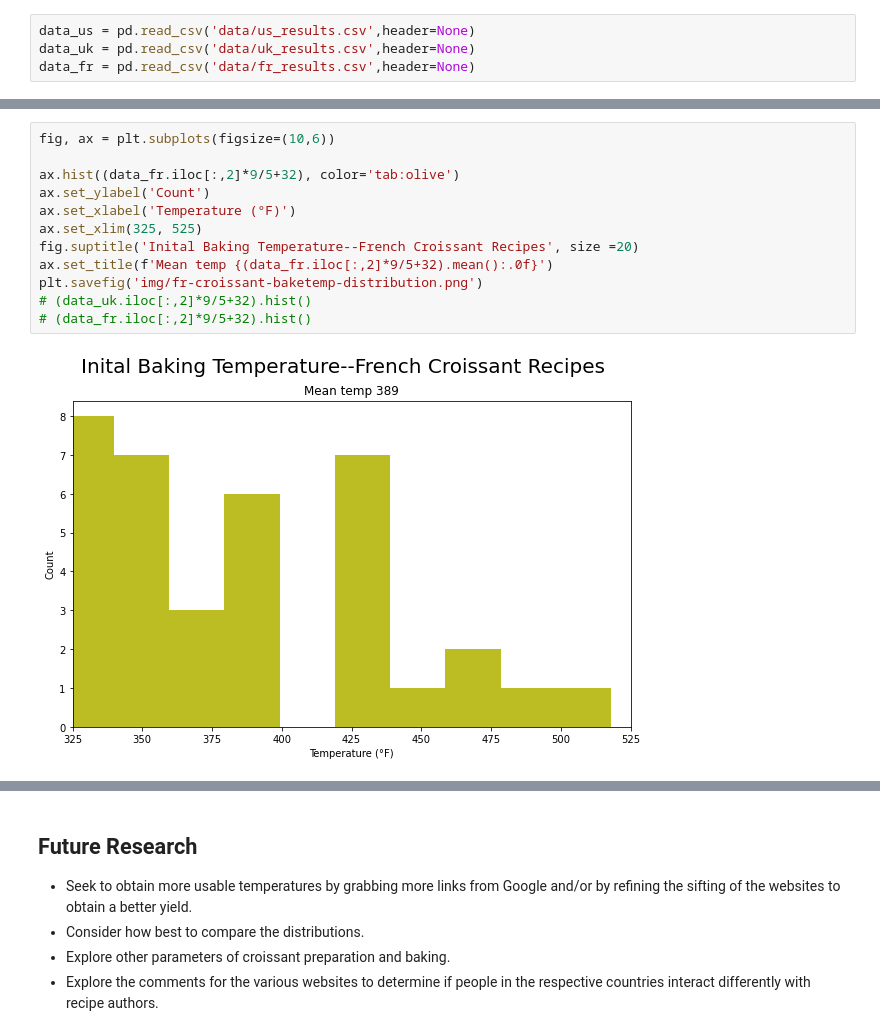
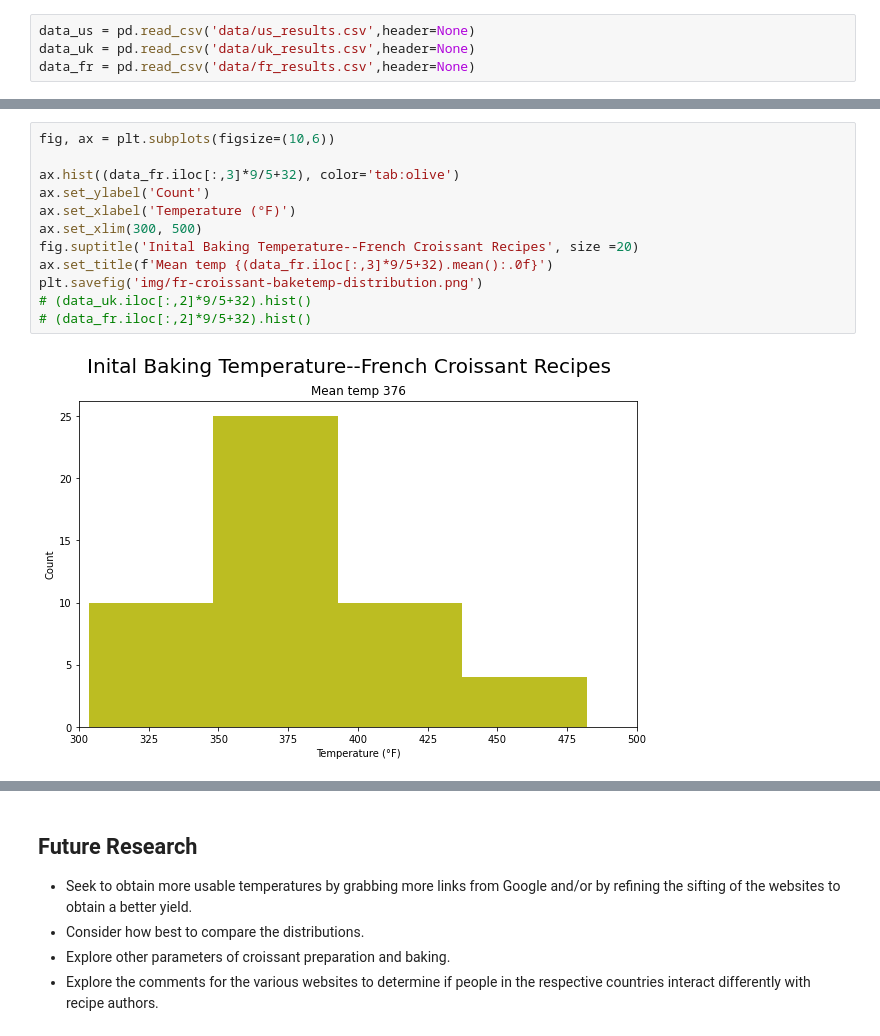
Before and after one commit to salvir1/bytes-into-baking, a Jupyter notebook: croissant-scrape.ipynb, the cells around one changed output, grey strips where cells are left out. Drawn from its saved outputs; the diff is of its cells as text.

```diff
--- a/croissant-scrape.ipynb
+++ b/croissant-scrape.ipynb
@@ -193,17 +233,17 @@ plt.savefig('img/us-croissant-baketemp-distribution.png')
 # %%
 fig, ax = plt.subplots(figsize=(10,6))
 
-ax.hist((data_fr.iloc[:,2]*9/5+32), color='tab:olive')
+ax.hist((data_fr.iloc[:,3]*9/5+32), color='tab:olive')
 ax.set_ylabel('Count')
 ax.set_xlabel('Temperature (°F)')
-ax.set_xlim(325, 525)
+ax.set_xlim(300, 500)
 fig.suptitle('Inital Baking Temperature--French Croissant Recipes', size =20)
-ax.set_title(f'Mean temp {(data_fr.iloc[:,2]*9/5+32).mean():.0f}')
+ax.set_title(f'Mean temp {(data_fr.iloc[:,3]*9/5+32).mean():.0f}')
 plt.savefig('img/fr-croissant-baketemp-distribution.png')
 # (data_uk.iloc[:,2]*9/5+32).hist()
 # (data_fr.iloc[:,2]*9/5+32).hist()
 # %% [output]
-[figure, old version]
+[figure, new version]
 # %%
 fig, ax = plt.subplots(figsize=(10,6))
 
```
Also changed, not shown: parts of 15 cells of this notebook, 7 other files.
